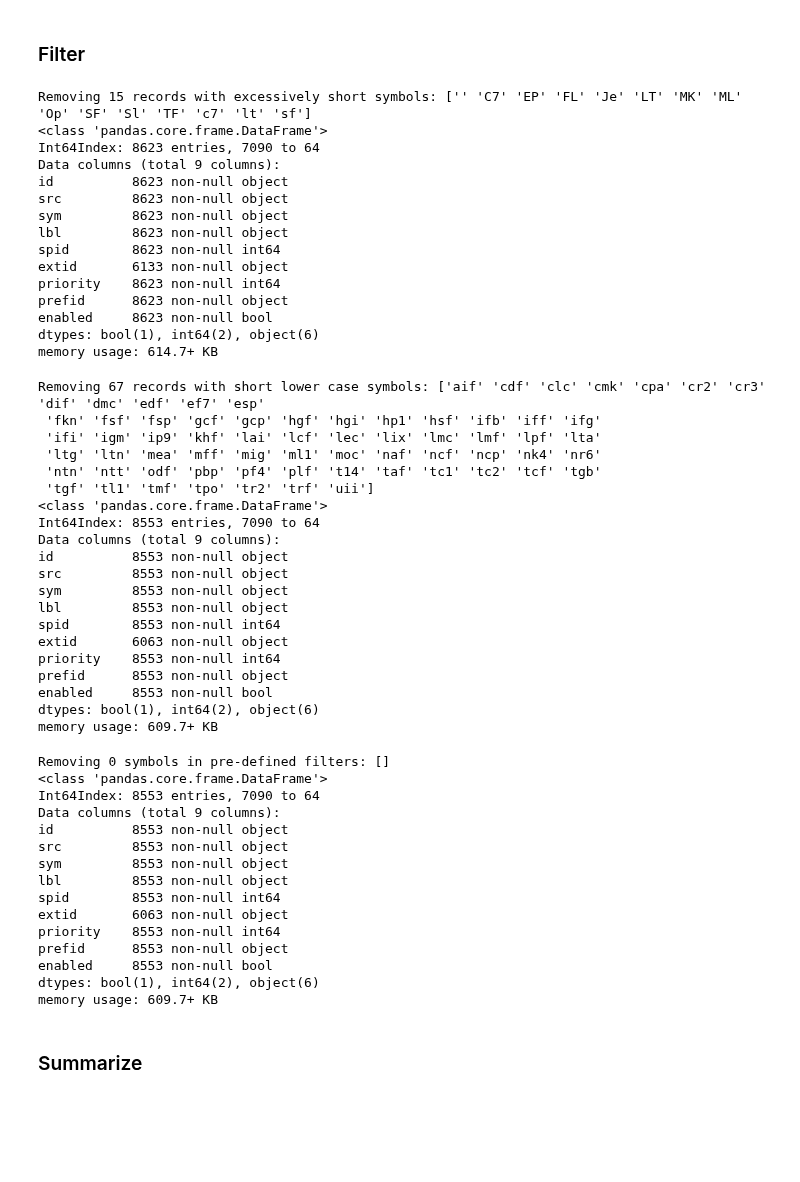
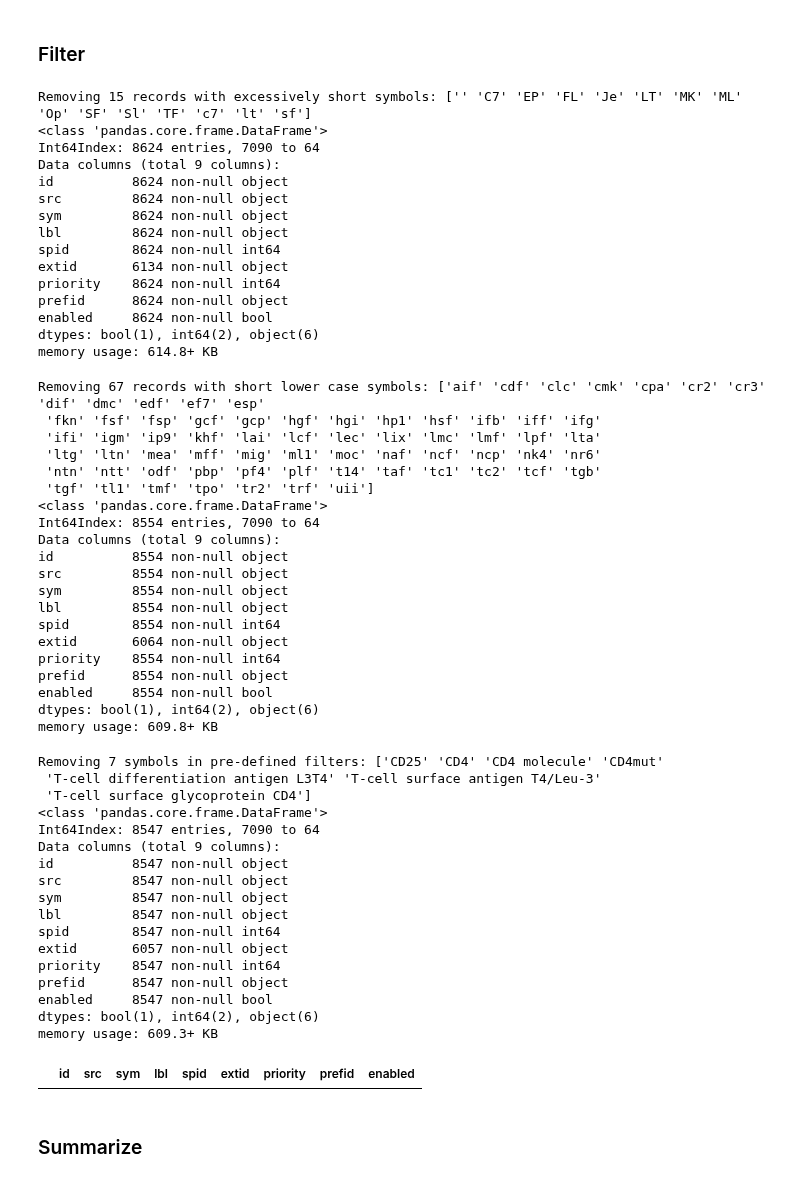
Before and after one commit to hammerlab/t-cell-relation-extraction, a Jupyter notebook: pipeline/03-meta-cytokines.ipynb, the cells around one changed output. Cells and saved outputs as stored; diff of their text form; code cells hidden in the pictures; blank space fills up the shorter version.

```diff
--- a/pipeline/03-meta-cytokines.ipynb
+++ b/pipeline/03-meta-cytokines.ipynb
@@ -232,9 +232,9 @@ df_mygene[df_mygene['lbl'] == 'IL-2']
 ### Load from CytokineRegistry
 # %%
 # Download from https://www.immport.org/docs/CytokineRegistry.November_2015.xls
-# to t-cell-relation-extraction/data/meta/raw/transcription_factors.ckr.xls
+# to t-cell-relation-extraction/data/meta/raw/cytokines.ckr.xls
 SRC = 'ckr'
-df = pd.read_excel(osp.join(REPO_DATA_DIR, 'meta', 'raw', 'transcription_factors.ckr.xls'))
+df = pd.read_excel(osp.join(REPO_DATA_DIR, 'meta', 'raw', 'cytokines.ckr.xls'))
 df.info()
 # %% [output]
 <class 'pandas.core.frame.DataFrame'>
@@ -553,19 +553,19 @@ df.info()
 # %% [output]
 Removing 15 records with excessively short symbols: ['' 'C7' 'EP' 'FL' 'Je' 'LT' 'MK' 'ML' 'Op' 'SF' 'Sl' 'TF' 'c7' 'lt' 'sf']
 <class 'pandas.core.frame.DataFrame'>
-Int64Index: 8623 entries, 7090 to 64
+Int64Index: 8624 entries, 7090 to 64
 Data columns (total 9 columns):
-id          8623 non-null object
-src         8623 non-null object
-sym         8623 non-null object
-lbl         8623 non-null object
-spid        8623 non-null int64
-extid       6133 non-null object
-priority    8623 non-null int64
-prefid      8623 non-null object
-enabled     8623 non-null bool
+id          8624 non-null object
+src         8624 non-null object
+sym         8624 non-null object
+lbl         8624 non-null object
+spid        8624 non-null int64
+extid       6134 non-null object
+priority    8624 non-null int64
+prefid      8624 non-null object
+enabled     8624 non-null bool
 dtypes: bool(1), int64(2), object(6)
-memory usage: 614.7+ KB
+memory usage: 614.8+ KB
 # %%
 # Remove shorter symbols that are still ambiguous
 def allow_sym(sym):
@@ -593,39 +593,45 @@ Removing 67 records with short lower case symbols: ['aif' 'cdf' 'clc' 'cmk' 'cpa
  'ntn' 'ntt' 'odf' 'pbp' 'pf4' 'plf' 't14' 'taf' 'tc1' 'tc2' 'tcf' 'tgb'
  'tgf' 'tl1' 'tmf' 'tpo' 'tr2' 'trf' 'uii']
 <class 'pandas.core.frame.DataFrame'>
-Int64Index: 8553 entries, 7090 to 64
+Int64Index: 8554 entries, 7090 to 64
 Data columns (total 9 columns):
-id          8553 non-null object
-src         8553 non-null object
-sym         8553 non-null object
-lbl         8553 non-null object
-spid        8553 non-null int64
-extid       6063 non-null object
-priority    8553 non-null int64
-prefid      8553 non-null object
-enabled     8553 non-null bool
+id          8554 non-null object
+src         8554 non-null object
+sym         8554 non-null object
+lbl         8554 non-null object
+spid        8554 non-null int64
+extid       6064 non-null object
+priority    8554 non-null int64
+prefid      8554 non-null object
+enabled     8554 non-null bool
 dtypes: bool(1), int64(2), object(6)
-memory usage: 609.7+ KB
+memory usage: 609.8+ KB
 # %%
 # Apply static blacklist
 df = meta.apply_symbol_filters(df, lib.get_entity_meta_filters(CYTOKINES))
 df.info()
 # %% [output]
-Removing 0 symbols in pre-defined filters: []
+Removing 7 symbols in pre-defined filters: ['CD25' 'CD4' 'CD4 molecule' 'CD4mut'
+ 'T-cell differentiation antigen L3T4' 'T-cell surface antigen T4/Leu-3'
+ 'T-cell surface glycoprotein CD4']
 <class 'pandas.core.frame.DataFrame'>
-Int64Index: 8553 entries, 7090 to 64
+Int64Index: 8547 entries, 7090 to 64
 Data columns (total 9 columns):
-id          8553 non-null object
-src         8553 non-null object
-sym         8553 non-null object
-lbl         8553 non-null object
-spid        8553 non-null int64
-extid       6063 non-null object
-priority    8553 non-null int64
-prefid      8553 non-null object
-enabled     8553 non-null bool
+id          8547 non-null object
+src         8547 non-null object
+sym         8547 non-null object
+lbl         8547 non-null object
+spid        8547 non-null int64
+extid       6057 non-null object
+priority    8547 non-null int64
+prefid      8547 non-null object
+enabled     8547 non-null bool
 dtypes: bool(1), int64(2), object(6)
-memory usage: 609.7+ KB
+memory usage: 609.3+ KB
+# %%
+df[df['lbl'].str.lower().str.match('^cd[483]$') | df['sym'].str.lower().str.match('^cd[483]$')]
+# %% [output]
+|  | id | src | sym | lbl | spid | extid | priority | prefid | enabled |
 # %% [markdown]
 ### Summarize
 # %%
```
Also changed, not shown: parts of 10 cells of this notebook, 11 other files.
